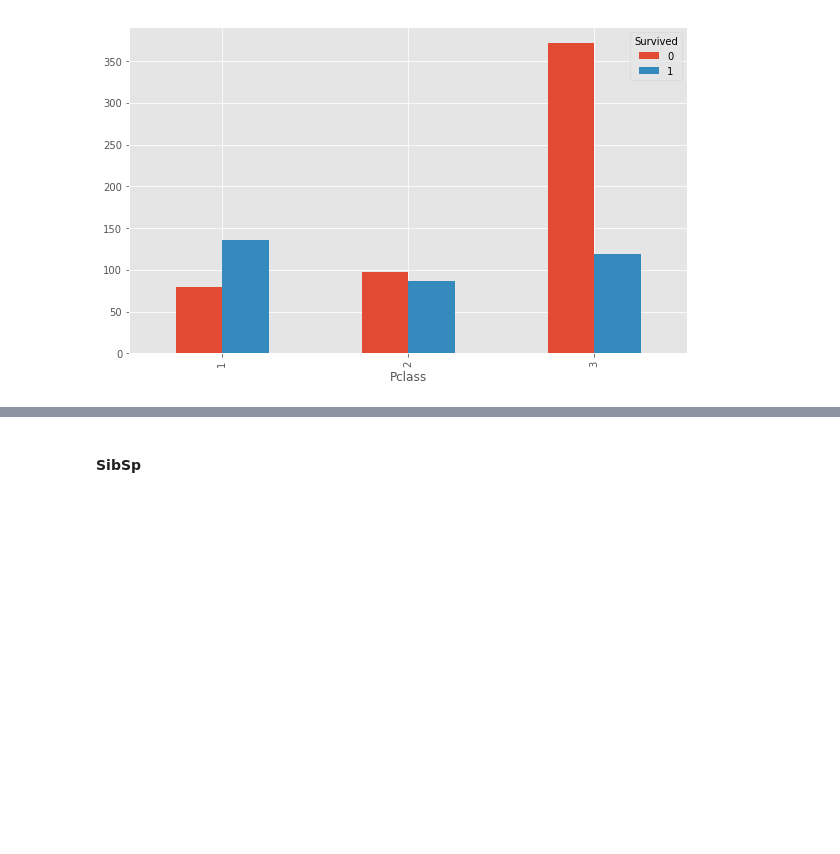
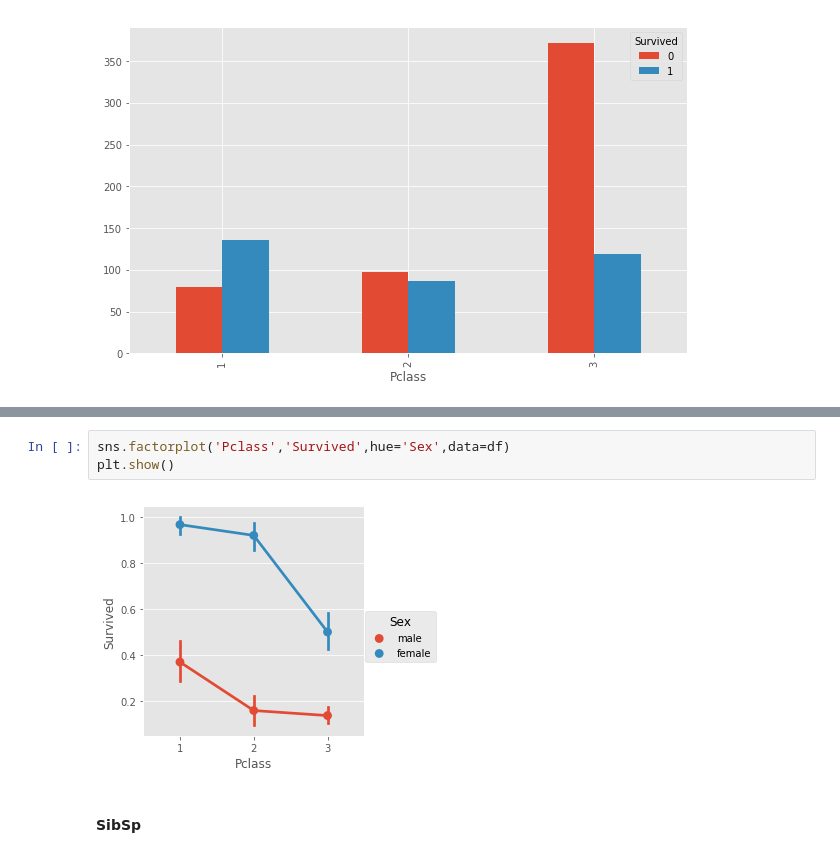
Before and after one commit to bethtseng/titanic, a Jupyter notebook: titanic.ipynb, the cells around one changed output, grey strips where cells are left out. Cells and saved outputs as stored; diff of their text form; blank space fills up the shorter version.

```diff
--- a/titanic.ipynb
+++ b/titanic.ipynb
@@ -77,3 +128,8 @@ df_pclass.plot(kind='bar', figsize=(10,6))
+# %%
+sns.factorplot('Pclass','Survived',hue='Sex',data=df)
+plt.show()
+# %% [output]
+[figure, added]
 # %% [markdown]
 <br>
 <b> SibSp
```
Also changed, not shown: parts of 19 cells of this notebook, 1 other file.
